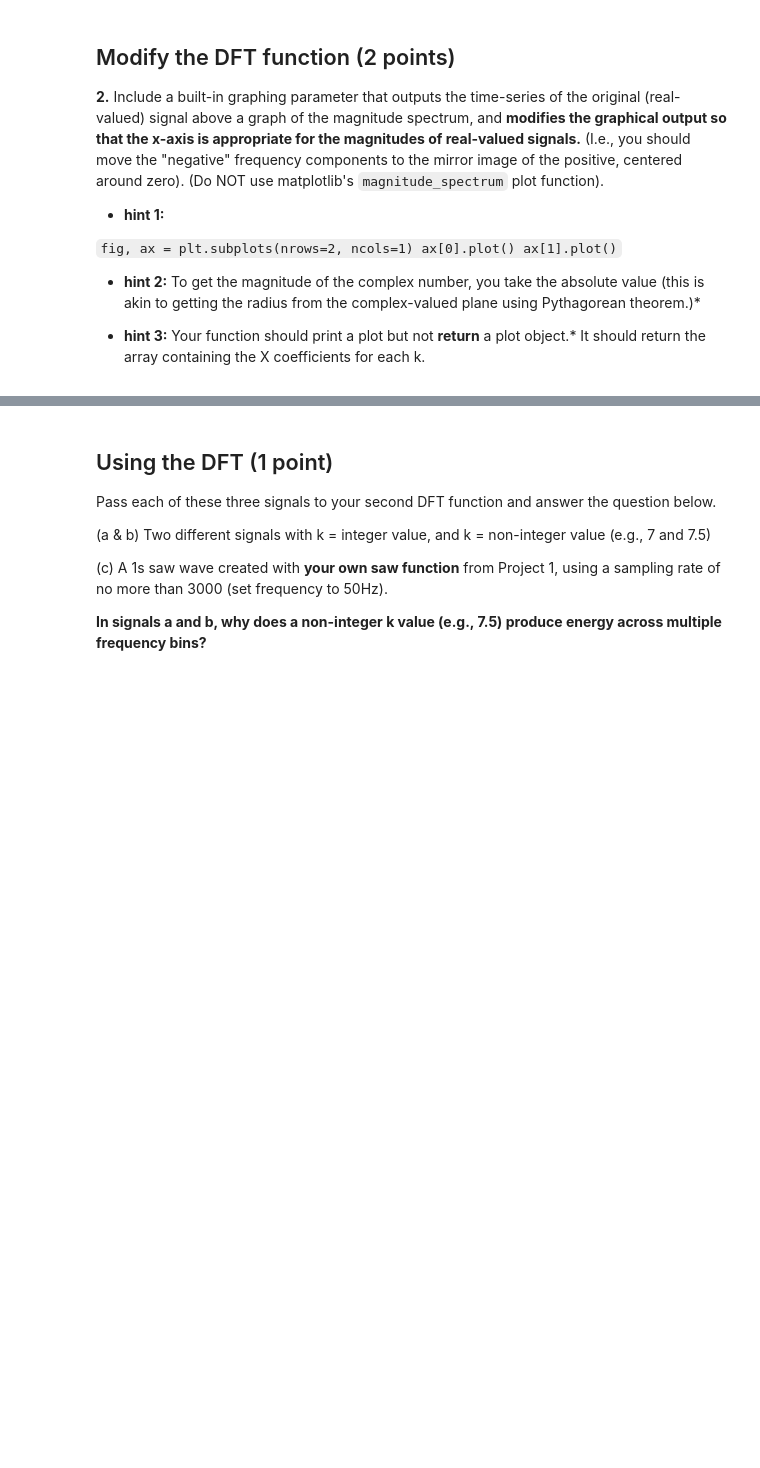
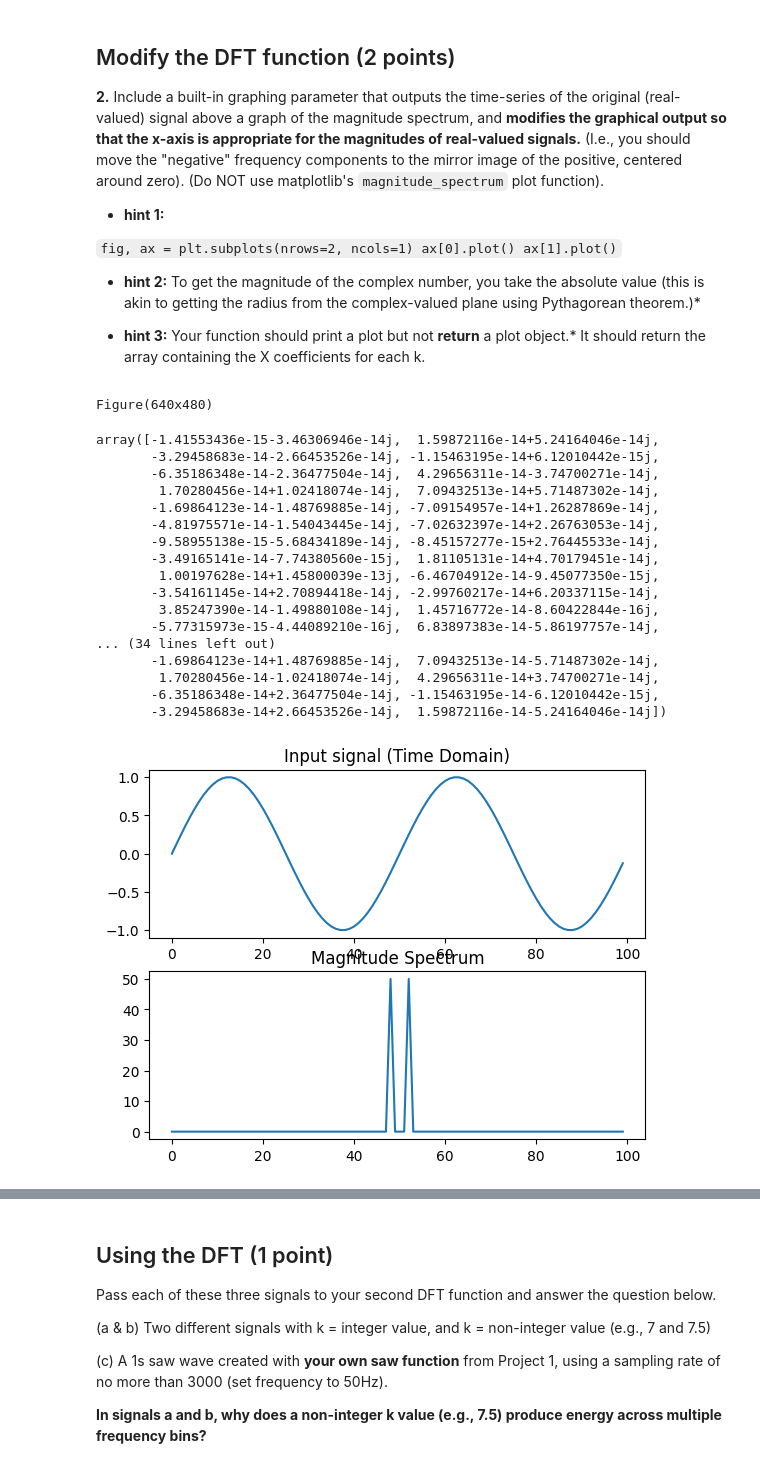
Before and after one commit to SamK65/AudioTechII, a Jupyter notebook: HW/HW2.ipynb, the cells around one changed output, grey strips where cells are left out. Drawn from its saved outputs; the diff is of its cells as text; code cells hidden in the pictures; blank space fills up the shorter version.

```diff
--- a/HW/HW2.ipynb
+++ b/HW/HW2.ipynb
@@ -66,5 +90,11 @@ def DFT(x):
     The function should return a numpy array of length N
     X (numpy array) = The N point DFT of the input sequence x
     """
+    N = x.size
+    y = np.array([])
+    for k in range(N):
+        # assign y[k]. np.append keeps Im part.
+        y = np.append(y, np.sum(x * cSine(k, N)))
+    return y
 
-    ## Your code here
+DFT(np.array([1,2,3,4]))
@@ -84,13 +117,53 @@ ax[1].plot()`
 * **hint 3:** Your function should print a plot but not **return** a plot object.* It should return the array containing the X coefficients for each k.
 # %%
 #modify the same algorithm above to include graphics as output
-def myDFT2(x):
+def myDFT2(x, graph=False):
     import matplotlib.pyplot as plt
     """
     Input:
     x (numpy array) = input sequence of length N
     Output:
     The function should return a numpy array of length N
     X (numpy array) = The N point DFT of the input sequence x
     """
-    ## Your code here
+    N = x.size
+    y = np.array([])
+    for k in np.arange(-N/2, N/2):
+        # assign y[k]. np.append keeps Im part.
+        y = np.append(y, np.sum(x * cSine(k, N)))
+
+    if graph:
+        t = np.arange(0, N)
+        fig, (ax1, ax2) = plt.subplots(nrows=2, ncols=1)
+        ax1.plot(t, x)
+        ax1.set_title("Input signal (Time Domain)")
+        # ax[0].xlabel("Time (s)")
+        ax2.plot(np.abs(y))
+        ax2.set_title("Magnitude Spectrum")
+        print(fig)
+    return y
+
+
+x = np.sin(2*np.pi*2*np.arange(0, 1, 1/fs))
+myDFT2(x, graph=True)
+# plt.magnitude_spectrum(x, Fs=fs)
+# %% [output]
+Figure(640x480)
+array([-1.41553436e-15-3.46306946e-14j,  1.59872116e-14+5.24164046e-14j,
+       -3.29458683e-14-2.66453526e-14j, -1.15463195e-14+6.12010442e-15j,
+       -6.35186348e-14-2.36477504e-14j,  4.29656311e-14-3.74700271e-14j,
+        1.70280456e-14+1.02418074e-14j,  7.09432513e-14+5.71487302e-14j,
+       -1.69864123e-14-1.48769885e-14j, -7.09154957e-14+1.26287869e-14j,
+       -4.81975571e-14-1.54043445e-14j, -7.02632397e-14+2.26763053e-14j,
+       -9.58955138e-15-5.68434189e-14j, -8.45157277e-15+2.76445533e-14j,
+       -3.49165141e-14-7.74380560e-15j,  1.81105131e-14+4.70179451e-14j,
+        1.00197628e-14+1.45800039e-13j, -6.46704912e-14-9.45077350e-15j,
+       -3.54161145e-14+2.70894418e-14j, -2.99760217e-14+6.20337115e-14j,
+        3.85247390e-14-1.49880108e-14j,  1.45716772e-14-8.60422844e-16j,
+       -5.77315973e-15-4.44089210e-16j,  6.83897383e-14-5.86197757e-14j,
+... (34 lines left out)
+       -1.69864123e-14+1.48769885e-14j,  7.09432513e-14-5.71487302e-14j,
+        1.70280456e-14-1.02418074e-14j,  4.29656311e-14+3.74700271e-14j,
+       -6.35186348e-14+2.36477504e-14j, -1.15463195e-14-6.12010442e-15j,
+       -3.29458683e-14+2.66453526e-14j,  1.59872116e-14-5.24164046e-14j])
+[figure, added]
```
Also changed, not shown: parts of 5 cells of this notebook.
